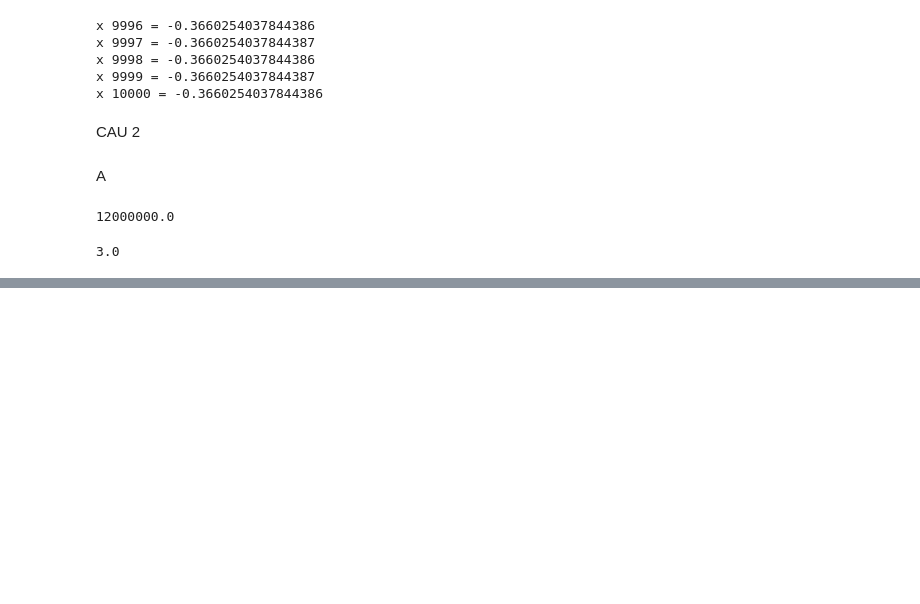
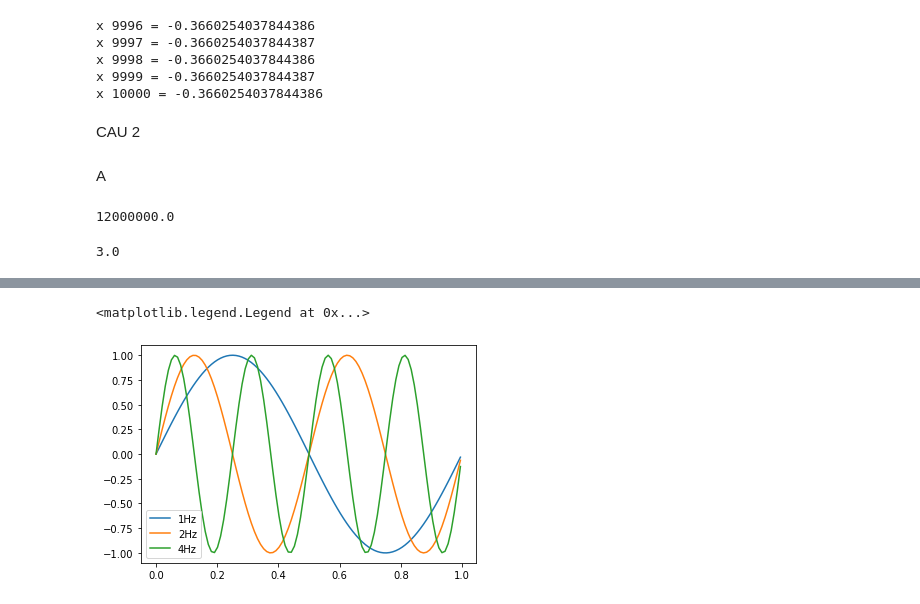
Before and after one commit to HoHoangQuan/THtoancaocap, a Jupyter notebook: Baitapnhap.ipynb, the cells around one changed output, grey strips where cells are left out. Drawn from its saved outputs; the diff is of its cells as text; code cells hidden in the pictures; blank space fills up the shorter version.

```diff
--- a/Baitapnhap.ipynb
+++ b/Baitapnhap.ipynb
@@ -118,0 +171,5 @@ u = Symbol("")
+# %%
+from sympy import Derivative, Symbol
+x = Symbol('x')
+f = (x**3+x**2+x)*(x**2+x)
+Derivative(f,x).doit()
@@ -118,0 +184,3 @@ u = Symbol("")
+# %%
+f = sympy.sin(2*x)
+Derivative(f,x).doit()
@@ -118,0 +215,14 @@ u = Symbol("")
+# %%
+import numpy as np
+import matplotlib.pyplot as plt
+fs = [1,2,4]
+all_time = np.linspace(0,2,200)
+t = all_time[:100]
+
+for f in fs:
+  y = np.sin(2*np.pi*f*t)
+  plt.plot(t,y,label='{}Hz'.format(f))
+plt.legend()
+# %% [output]
+<matplotlib.legend.Legend at 0x...>
+[figure, added]
```
Also changed, not shown: parts of 21 cells of this notebook.
